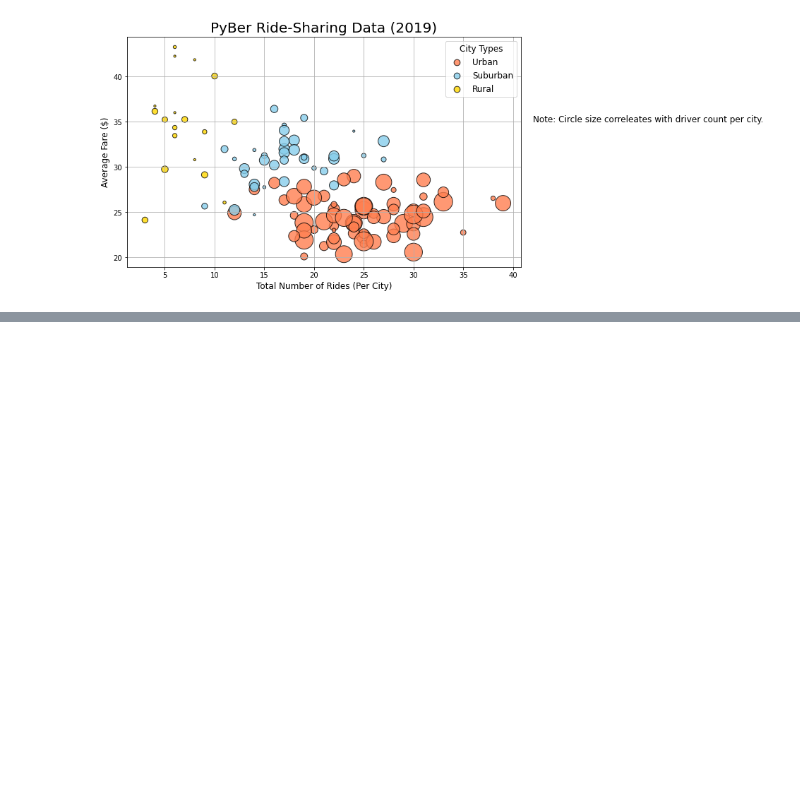
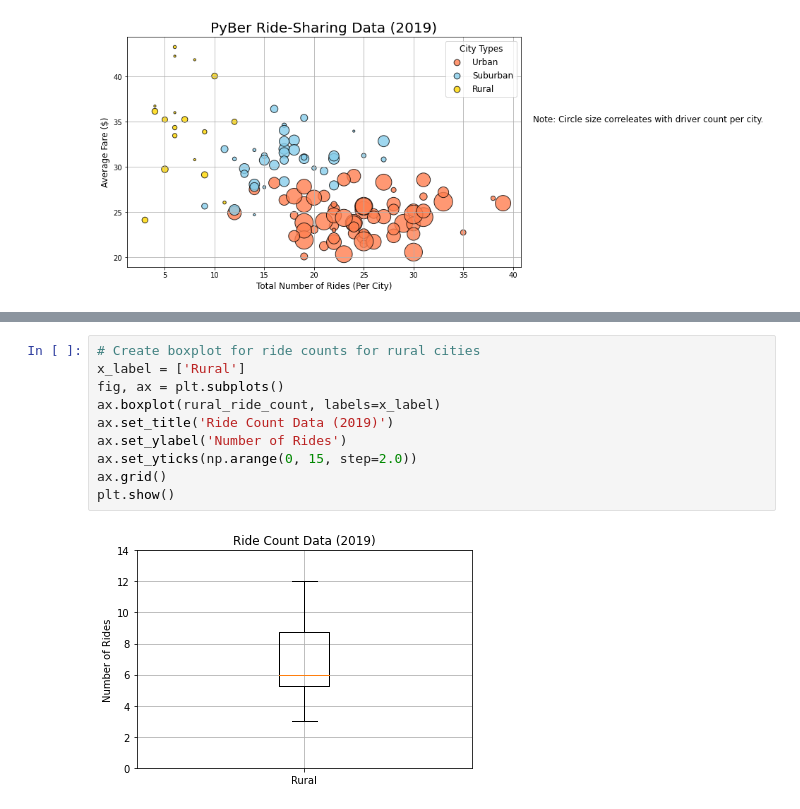
Before and after one commit to bweirich/PyBer_Analysis, a Jupyter notebook: PyBer.ipynb, the cells around one changed output, grey strips where cells are left out. Saved outputs shown, nothing was run; the diff lists cells and outputs as text; blank space fills up the shorter version.

```diff
--- a/PyBer.ipynb
+++ b/PyBer.ipynb
@@ -338,0 +612,12 @@ plt.show()
+# %%
+# Create boxplot for ride counts for rural cities
+x_label = ['Rural']
+fig, ax = plt.subplots()
+ax.boxplot(rural_ride_count, labels=x_label)
+ax.set_title('Ride Count Data (2019)')
+ax.set_ylabel('Number of Rides')
+ax.set_yticks(np.arange(0, 15, step=2.0))
+ax.grid()
+plt.show()
+# %% [output]
+[figure, added]
```
Also changed, not shown: parts of 40 cells of this notebook, 4 other files.
